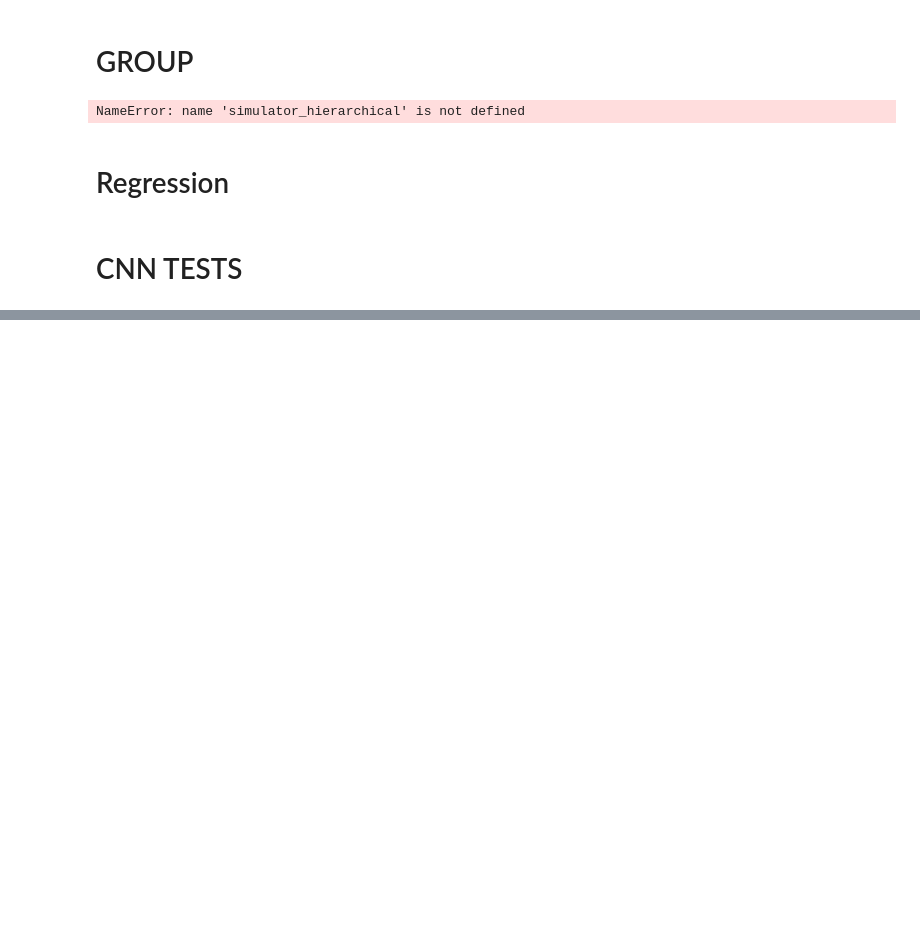
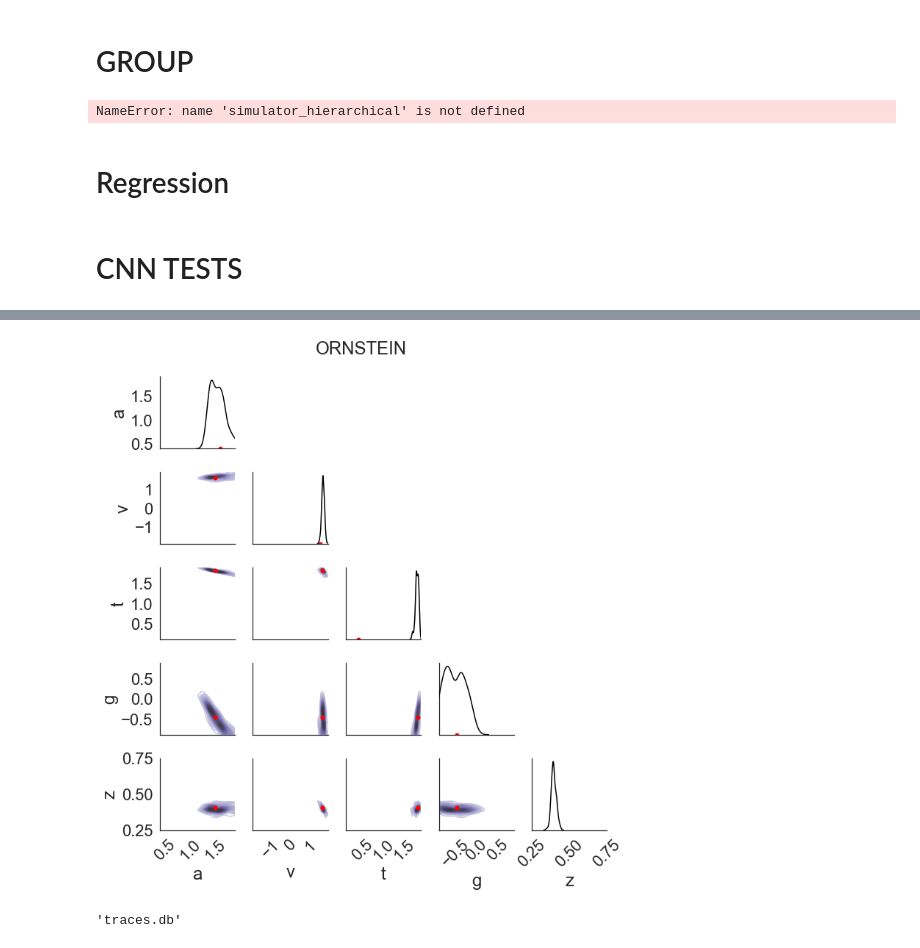
Before and after one commit to AlexanderFengler/hddmnn_tutorial, a Jupyter notebook: Tests.ipynb, the cells around one changed output, grey strips where cells are left out. Saved outputs shown, nothing was run; the diff lists cells and outputs as text; code cells hidden in the pictures; blank space fills up the shorter version.

```diff
--- a/Tests.ipynb
+++ b/Tests.ipynb
@@ -354,0 +401,9 @@ hddm_model.sample(500,
+# %%
+posterior_pair_plot(posterior_samples = hddm_model.get_traces(),
+                    height = 10,
+                    aspect = 1,
+                    n_subsample = 200,
+                    ground_truths = params.values[0],
+                    model = model)
+# %% [output]
+[figure, added]
@@ -354,0 +412,5 @@ hddm_model.sample(500,
+# %%
+#hddm_model.mc.db.__name__
+hddm_model.mc.db.filename
+# %% [output]
+'traces.db'
```
Also changed, not shown: parts of 25 cells of this notebook, 6 other files.
